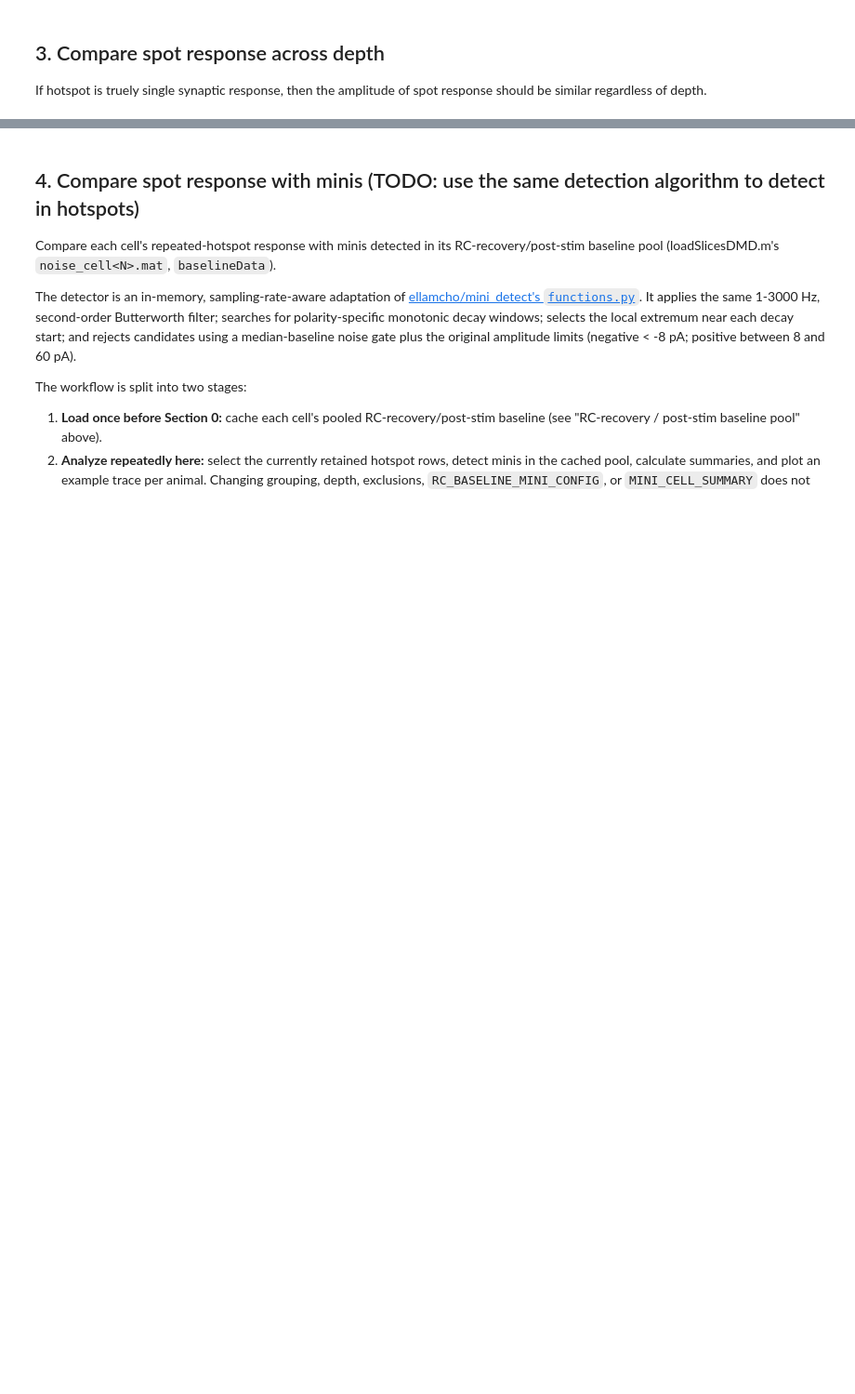
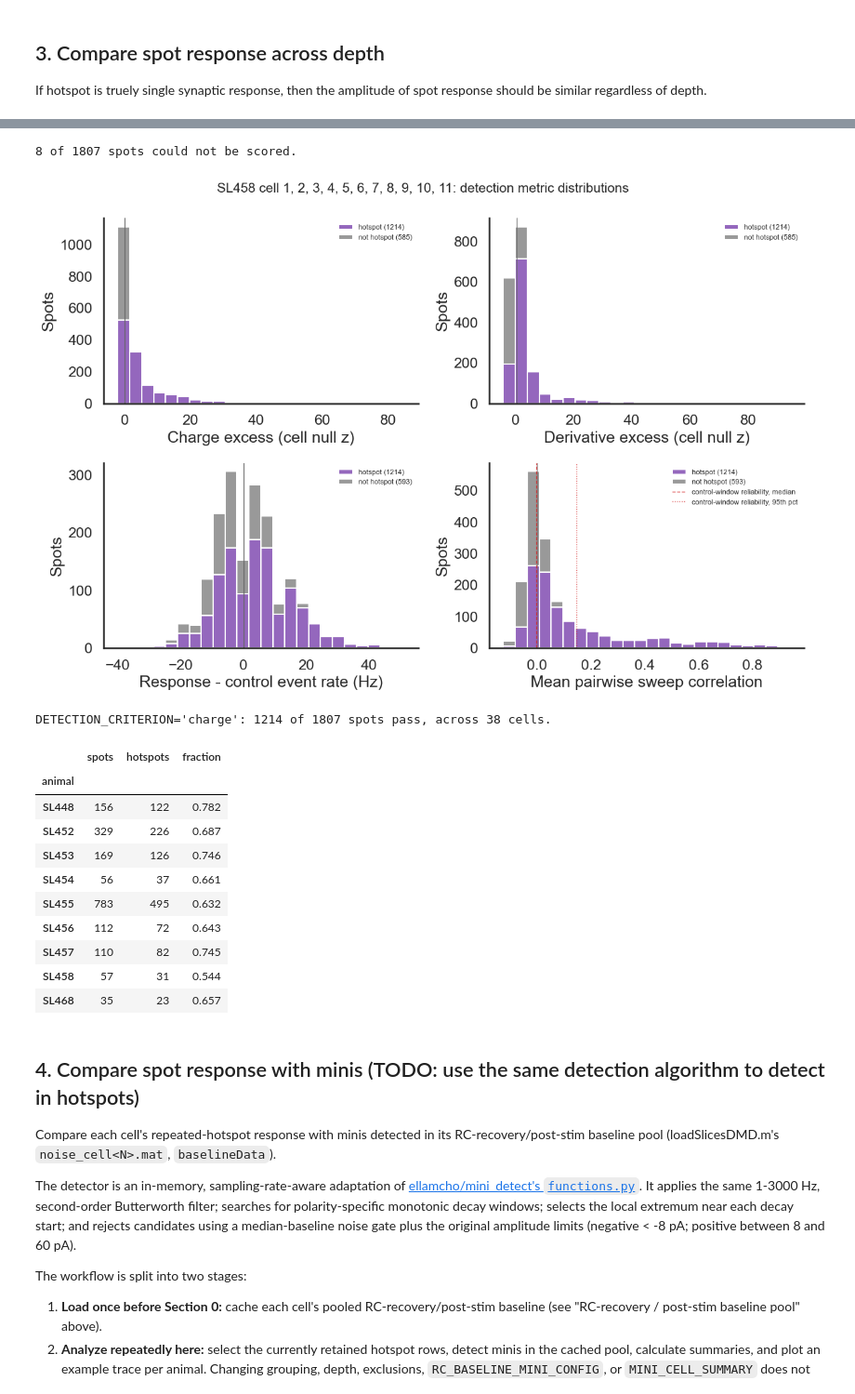
Before and after one commit to shunnnli/pyNeuroDAP, a Jupyter notebook: notebooks/Shun_dmd_analysis.ipynb, the cells around one changed output, grey strips where cells are left out. Shown at 93% size. Saved outputs shown, nothing was run; the diff lists cells and outputs as text; code cells hidden in the pictures; blank space fills up the shorter version.

```diff
--- a/notebooks/Shun_dmd_analysis.ipynb
+++ b/notebooks/Shun_dmd_analysis.ipynb
@@ -3495,3 +3404,38 @@ plt.show()
+# %%
+# Detection metrics for every loaded spot, pooled across cells. Scored from the
+# unfiltered base table, so the spots HOTSPOT_TYPE would drop are still here.
+all_detection_df = detect_evoked_hotspots(
+    all_hotspot_base_df, all_hotspot_trace_cache
+)
+all_distribution_figure = plot_detection_distributions(all_detection_df)
+plt.show()
+
+print(
+    f"DETECTION_CRITERION={DETECTION_CRITERION!r}: "
+    f"{int(all_detection_df['is_hotspot'].sum())} of {len(all_detection_df)} spots "
+    f"pass, across "
+    f"{len(all_detection_df.drop_duplicates(subset=CELL_KEYS))} cells."
+)
+display(
+    all_detection_df.groupby("animal", observed=True)["is_hotspot"]
+    .agg(spots="size", hotspots="sum", fraction="mean")
+    .round({"fraction": 3})
+)
+# %% [output]
+8 of 1807 spots could not be scored.
+[figure, added]
+DETECTION_CRITERION='charge': 1214 of 1807 spots pass, across 38 cells.
+|  | spots | hotspots | fraction |
+| animal |  |  |  |
+| SL448 | 156 | 122 | 0.782 |
+| SL452 | 329 | 226 | 0.687 |
+| SL453 | 169 | 126 | 0.746 |
+| SL454 | 56 | 37 | 0.661 |
+| SL455 | 783 | 495 | 0.632 |
+| SL456 | 112 | 72 | 0.643 |
+| SL457 | 110 | 82 | 0.745 |
+| SL458 | 57 | 31 | 0.544 |
+| SL468 | 35 | 23 | 0.657 |
 # %% [markdown]
 ## 4. Compare spot response with minis (TODO: use the same detection algorithm to detect in hotspots)
 
```
Also changed, not shown: parts of 20 cells of this notebook.
